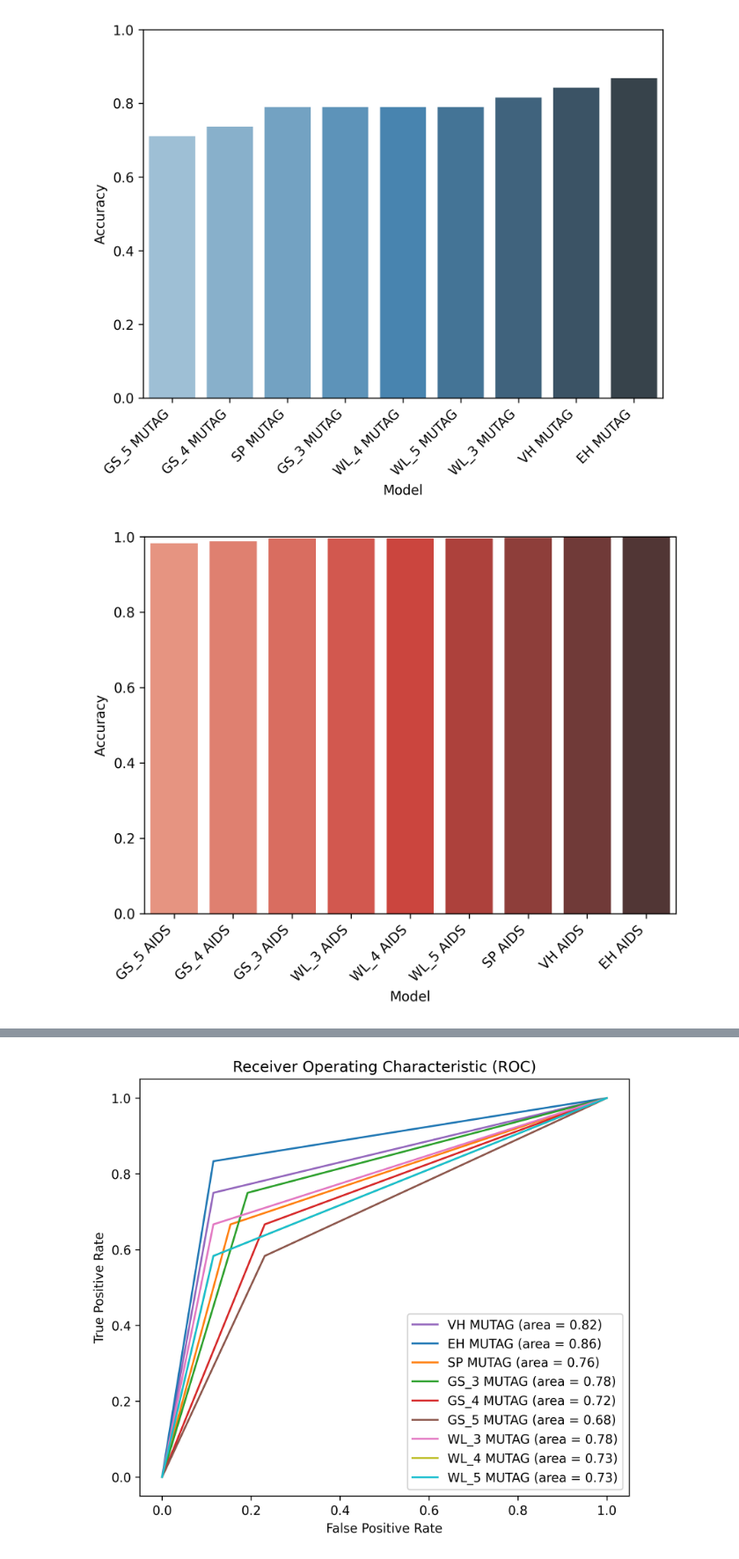
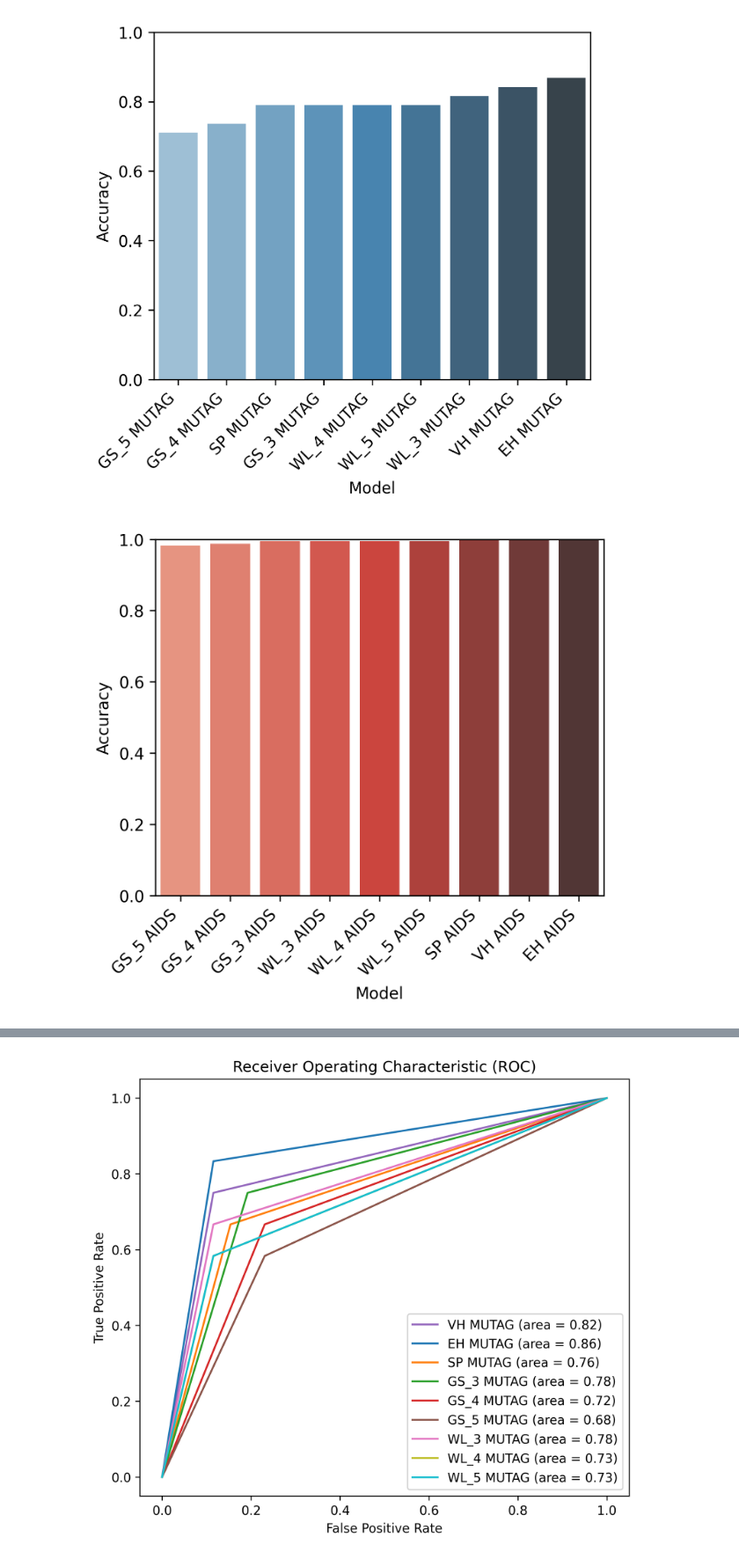
Before and after one commit to congrendai/MSc_Individual_Project, a Jupyter notebook: result_model_evaluation.ipynb, the cells around one changed output, grey strips where cells are left out. Shown at 88% size. Cells and saved outputs as stored; diff of their text form; code cells hidden in the pictures.

```diff
--- a/result_model_evaluation.ipynb
+++ b/result_model_evaluation.ipynb
@@ -37,18 +40,18 @@ for model in models_AIDS.values(): model.evaluate()
 df_MUTAG = get_accuracy(models_MUTAG.values())
 df_AIDS = get_accuracy(models_AIDS.values())
 # %%
-plt.figure(figsize=(7, 5), dpi=300)
+plt.figure(figsize=(5, 4), dpi=300)
 ax = sns.barplot(x='Model', y='Accuracy', data=df_MUTAG, palette='Blues_d')
 ax.set_xticklabels(ax.get_xticklabels(), rotation=45, ha='right')
 ax.set_ylim(0, 1)
 plt.savefig('./plots/result/MUTAG_accuracy.png', bbox_inches='tight')
 # %% [output]
-[figure, old version]
+[figure, new version]
 # %%
-plt.figure(figsize=(7, 5), dpi=300)
+plt.figure(figsize=(5, 4), dpi=300)
 ax = sns.barplot(x='Model', y='Accuracy', data=df_AIDS, palette='Reds_d')
 ax.set_xticklabels(ax.get_xticklabels(), rotation=45, ha='right')
 ax.set_ylim(0, 1)
 plt.savefig('./plots/result/AIDS_accuracy.png', bbox_inches='tight')
 # %% [output]
-[figure, old version]
+[figure, new version]
```
Also changed, not shown: parts of 2 cells of this notebook, 2 other files.
